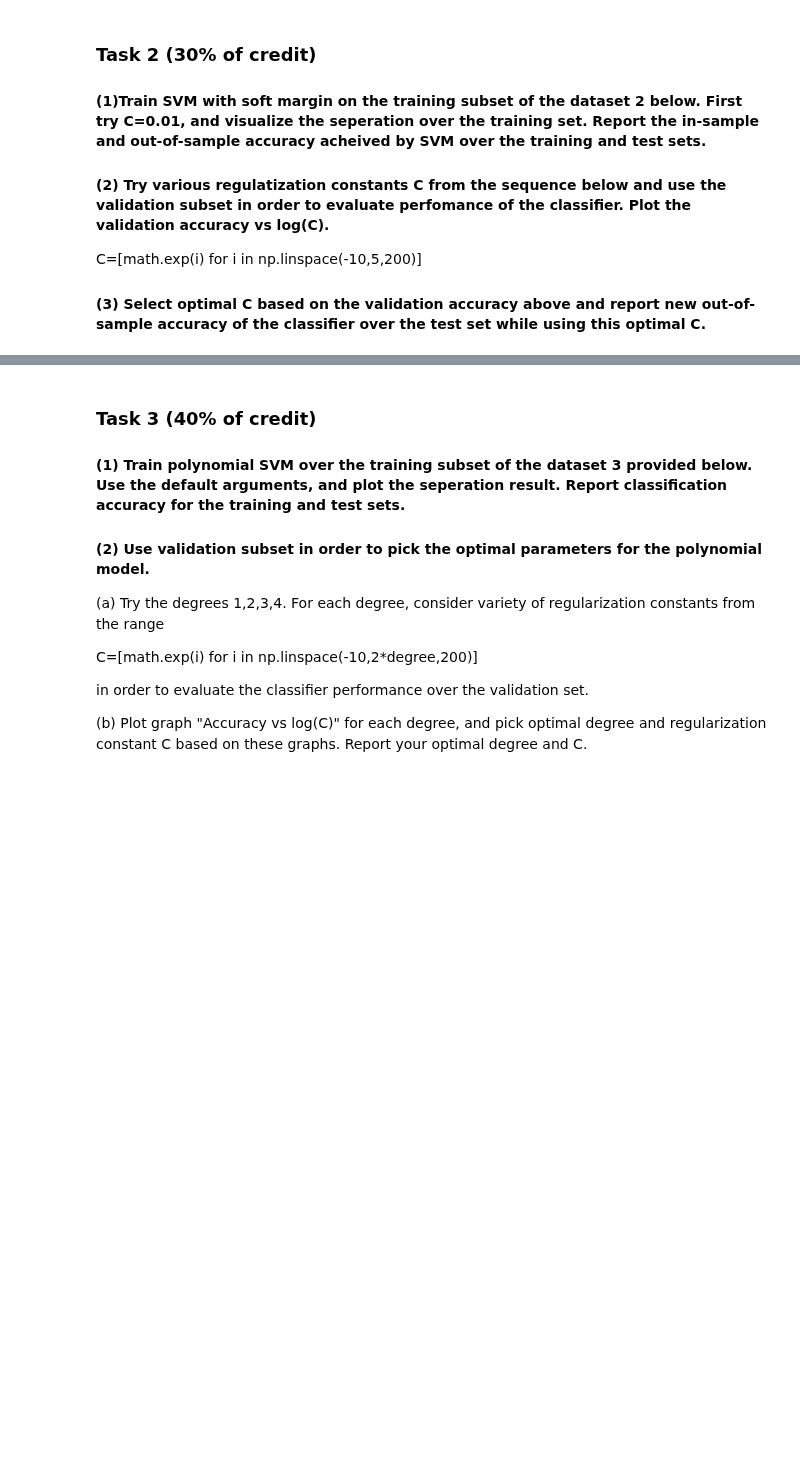
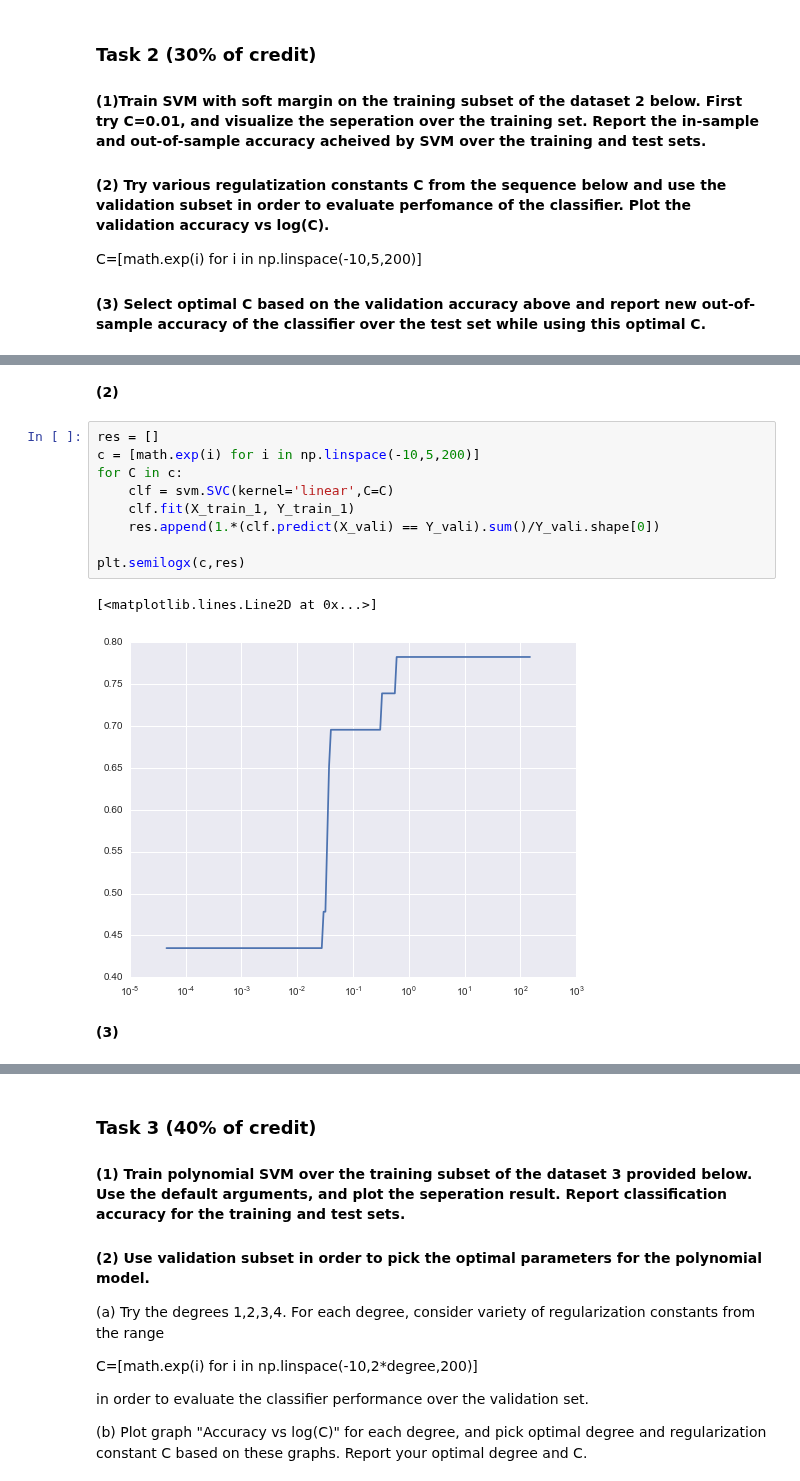
Before and after one commit to afcarl/machine_learning, a Jupyter notebook: homework6/SVM_HW.ipynb, the cells around one changed output, grey strips where cells are left out. Saved outputs shown, nothing was run; the diff lists cells and outputs as text; blank space fills up the shorter version.

```diff
--- a/homework6/SVM_HW.ipynb
+++ b/homework6/SVM_HW.ipynb
@@ -135,0 +181,16 @@ X_train_1,X_vali,Y_train_1,Y_vali = train_test_split(
+# %% [markdown]
+__(2)__
+# %%
+res = []
+c = [math.exp(i) for i in np.linspace(-10,5,200)]
+for C in c:
+    clf = svm.SVC(kernel='linear',C=C)
+    clf.fit(X_train_1, Y_train_1)
+    res.append(1.*(clf.predict(X_vali) == Y_vali).sum()/Y_vali.shape[0])
+
+plt.semilogx(c,res)
+# %% [output]
+[<matplotlib.lines.Line2D at 0x...>]
+[figure, added]
+# %% [markdown]
+__(3)__
```
Also changed, not shown: parts of 6 cells of this notebook, 1 other file.
